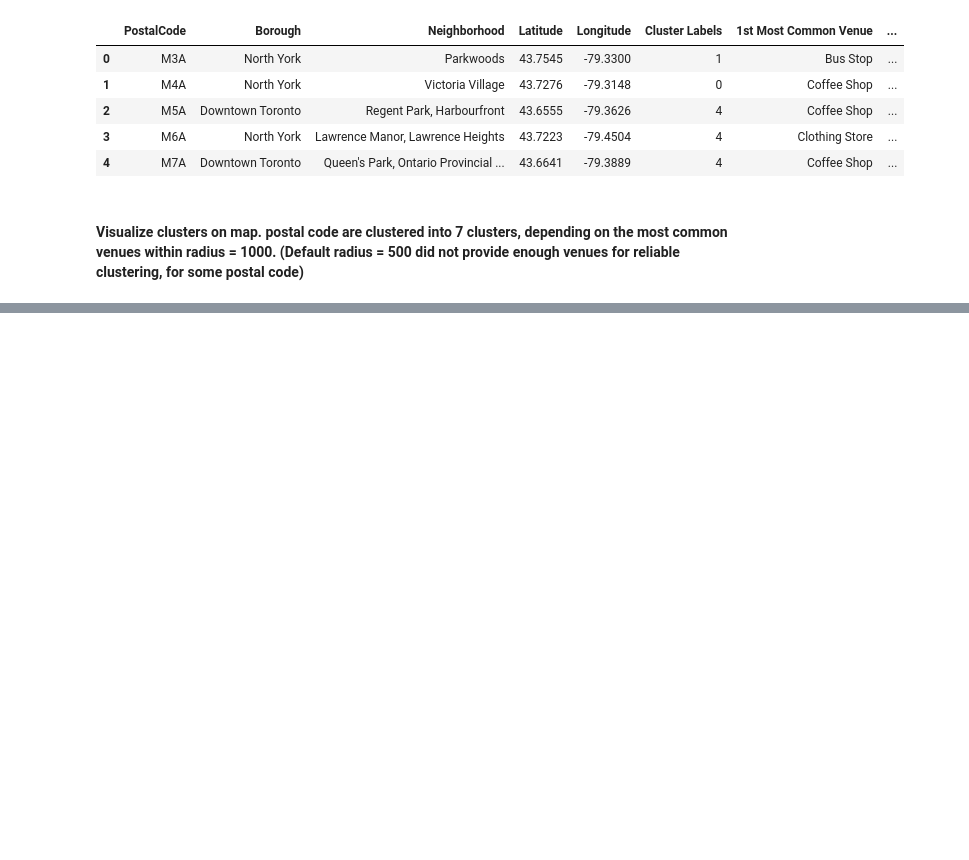
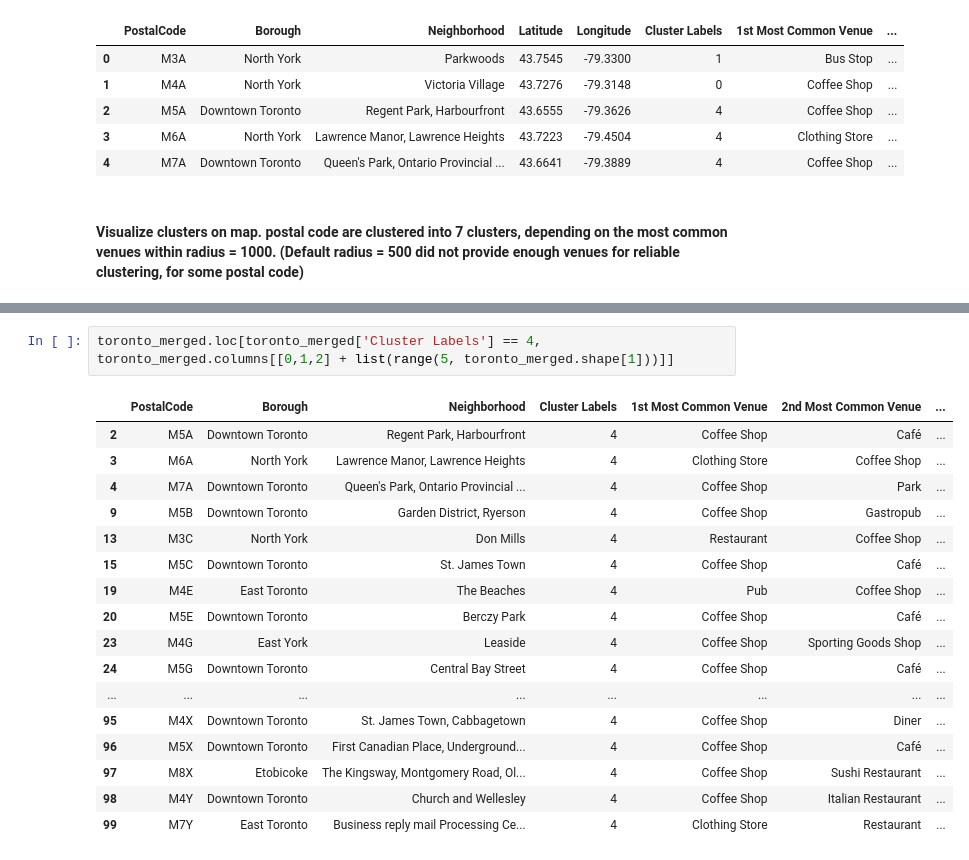
Before and after one commit to emilfh/Coursera_Capstone, a Jupyter notebook: assignment_neighborhoods_in_toronto.ipynb, the cells around one changed output, grey strips where cells are left out. Saved outputs shown, nothing was run; the diff lists cells and outputs as text; blank space fills up the shorter version.

```diff
--- a/assignment_neighborhoods_in_toronto.ipynb
+++ b/assignment_neighborhoods_in_toronto.ipynb
@@ -626,0 +681,20 @@ map_clusters
+# %%
+toronto_merged.loc[toronto_merged['Cluster Labels'] == 4, toronto_merged.columns[[0,1,2] + list(range(5, toronto_merged.shape[1]))]]
+# %% [output]
+|  | PostalCode | Borough | Neighborhood | Cluster Labels | 1st Most Common Venue | 2nd Most Common Venue | ... |
+| 2 | M5A | Downtown Toronto | Regent Park, Harbourfront | 4 | Coffee Shop | Café | ... |
+| 3 | M6A | North York | Lawrence Manor, Lawrence Heights | 4 | Clothing Store | Coffee Shop | ... |
+| 4 | M7A | Downtown Toronto | Queen's Park, Ontario Provincial ... | 4 | Coffee Shop | Park | ... |
+| 9 | M5B | Downtown Toronto | Garden District, Ryerson | 4 | Coffee Shop | Gastropub | ... |
+| 13 | M3C | North York | Don Mills | 4 | Restaurant | Coffee Shop | ... |
+| 15 | M5C | Downtown Toronto | St. James Town | 4 | Coffee Shop | Café | ... |
+| 19 | M4E | East Toronto | The Beaches | 4 | Pub | Coffee Shop | ... |
+| 20 | M5E | Downtown Toronto | Berczy Park | 4 | Coffee Shop | Café | ... |
+| 23 | M4G | East York | Leaside | 4 | Coffee Shop | Sporting Goods Shop | ... |
+| 24 | M5G | Downtown Toronto | Central Bay Street | 4 | Coffee Shop | Café | ... |
+| ... | ... | ... | ... | ... | ... | ... | ... |
+| 95 | M4X | Downtown Toronto | St. James Town, Cabbagetown | 4 | Coffee Shop | Diner | ... |
+| 96 | M5X | Downtown Toronto | First Canadian Place, Underground... | 4 | Coffee Shop | Café | ... |
+| 97 | M8X | Etobicoke | The Kingsway, Montgomery Road, Ol... | 4 | Coffee Shop | Sushi Restaurant | ... |
+| 98 | M4Y | Downtown Toronto | Church and Wellesley | 4 | Coffee Shop | Italian Restaurant | ... |
+| 99 | M7Y | East Toronto | Business reply mail Processing Ce... | 4 | Clothing Store | Restaurant | ... |
```
Also changed, not shown: parts of 7 cells of this notebook.
